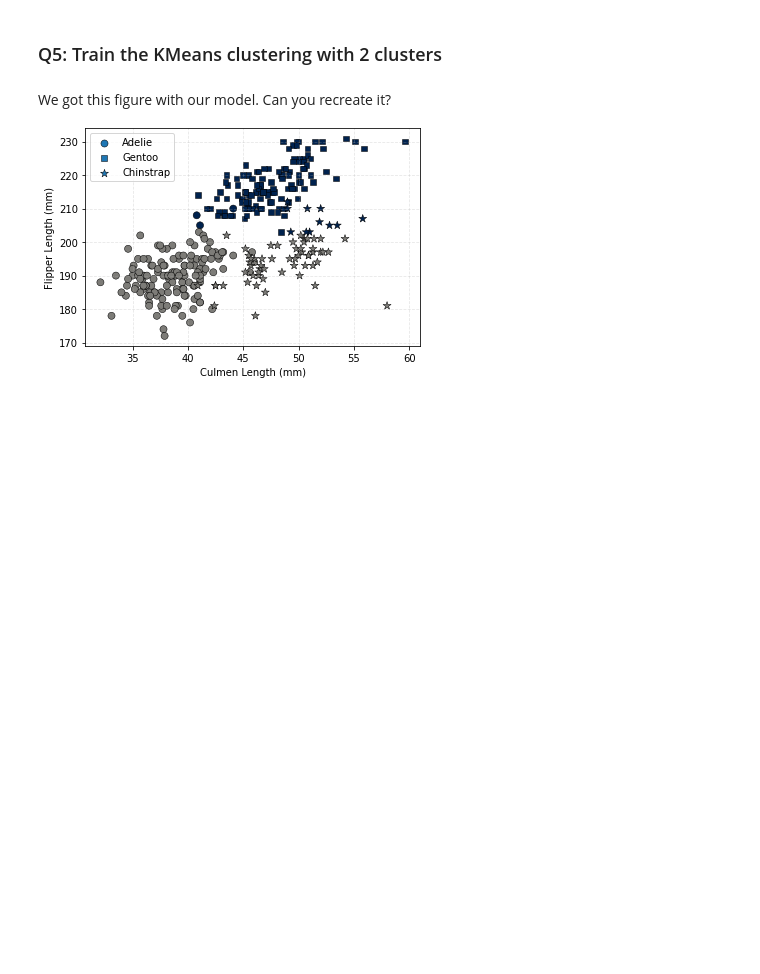
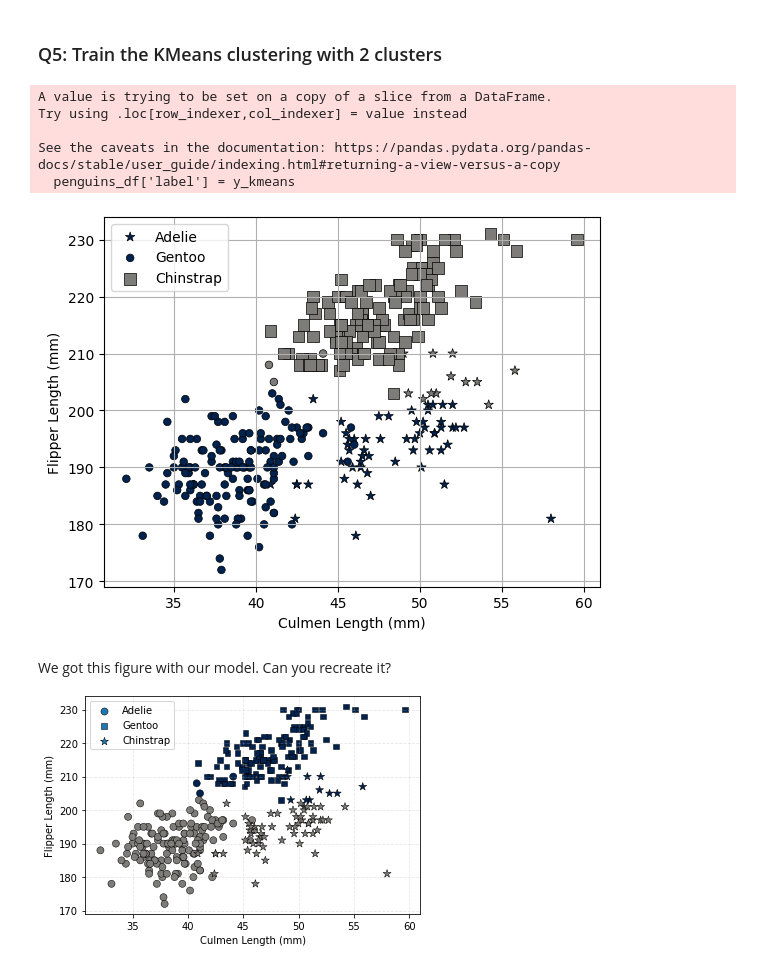
Before and after one commit to HueyBick/2024_Intro_Python, a Jupyter notebook: ML_EES/IP/W4_S1.ipynb, the cells around one changed output. Saved outputs shown, nothing was run; the diff lists cells and outputs as text; code cells hidden in the pictures; blank space fills up the shorter version.

```diff
--- a/ML_EES/IP/W4_S1.ipynb
+++ b/ML_EES/IP/W4_S1.ipynb
@@ -302,8 +327,35 @@ plt.show()
 ### Q5: Train the KMeans clustering with 2 clusters
 # %%
 # Train k-means clustering algorithm here
-
+kmeans = KMeans(n_clusters=2)
+kmeans.fit(X)
 # Predict labels
+y_kmeans = kmeans.predict(X)
+penguins_df['label'] = y_kmeans
+# %% [output]
+A value is trying to be set on a copy of a slice from a DataFrame.
+Try using .loc[row_indexer,col_indexer] = value instead
+
+See the caveats in the documentation: https://pandas.pydata.org/pandas-docs/stable/user_guide/indexing.html#returning-a-view-versus-a-copy
+  penguins_df['label'] = y_kmeans
+# %%
+# Adelie
+adelie_data = penguins_df[penguins_df['species'] == 'Adelie'][['culmen_length_mm', 'flipper_length_mm','label']]
+# Gentoo
+gentoo_data = penguins_df[penguins_df['species'] == 'Gentoo'][['culmen_length_mm', 'flipper_length_mm','label']]
+# Chinstrap
+chinstrap_data = penguins_df[penguins_df['species'] == 'Chinstrap'][['culmen_length_mm', 'flipper_length_mm','label']]
+# %%
+plt.scatter(chinstrap_data['culmen_length_mm'], chinstrap_data['flipper_length_mm'],c=chinstrap_data['label'],s=50,marker='*',label='Adelie', cmap='cividis',edgecolors='k',linewidths=0.5,vmin=0,vmax=2)
+plt.scatter(adelie_data['culmen_length_mm'], adelie_data['flipper_length_mm'],c=adelie_data['label'],s=30,marker='o',label='Gentoo', cmap='cividis',edgecolors='k',linewidths=0.5,vmin=0,vmax=2)
+plt.scatter(gentoo_data['culmen_length_mm'], gentoo_data['flipper_length_mm'],c=gentoo_data['label'],s=70,marker='s',label='Chinstrap', cmap='cividis',edgecolors='k',linewidths=0.5,vmin=0,vmax=2)
+plt.legend()
+plt.ylabel('Flipper Length (mm)')
+plt.xlabel('Culmen Length (mm)')
+plt.grid()
+plt.show()
+# %% [output]
+[figure, added]
 # %% [markdown]
 We got this figure with our model. Can you recreate it?
 
```
Also changed, not shown: parts of 10 cells of this notebook.
